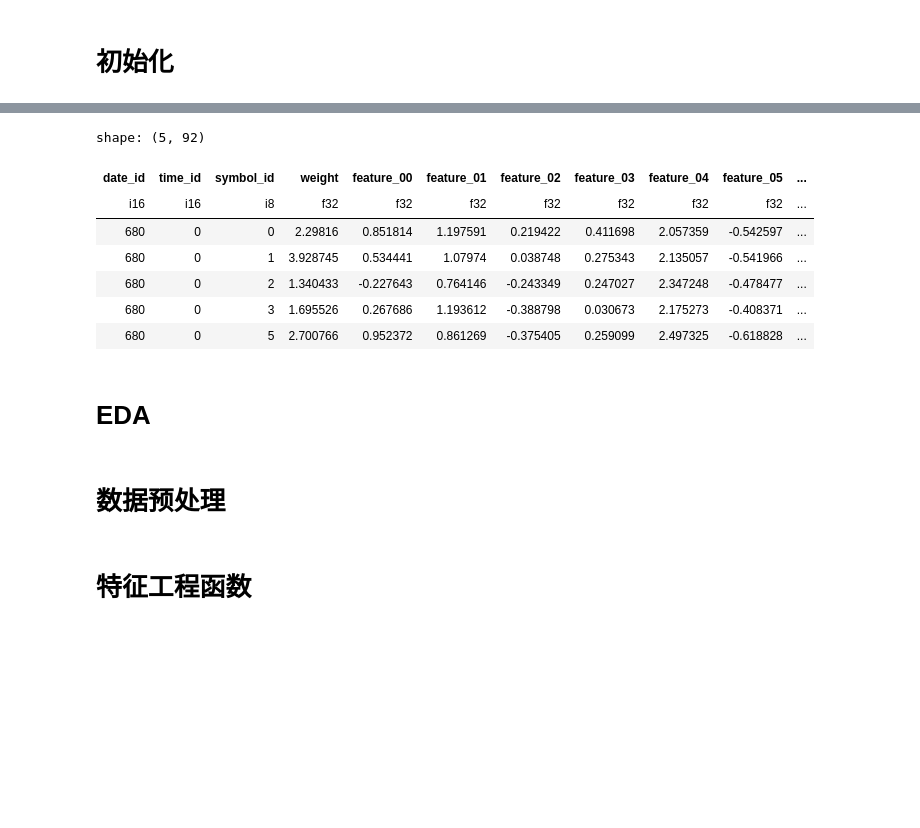
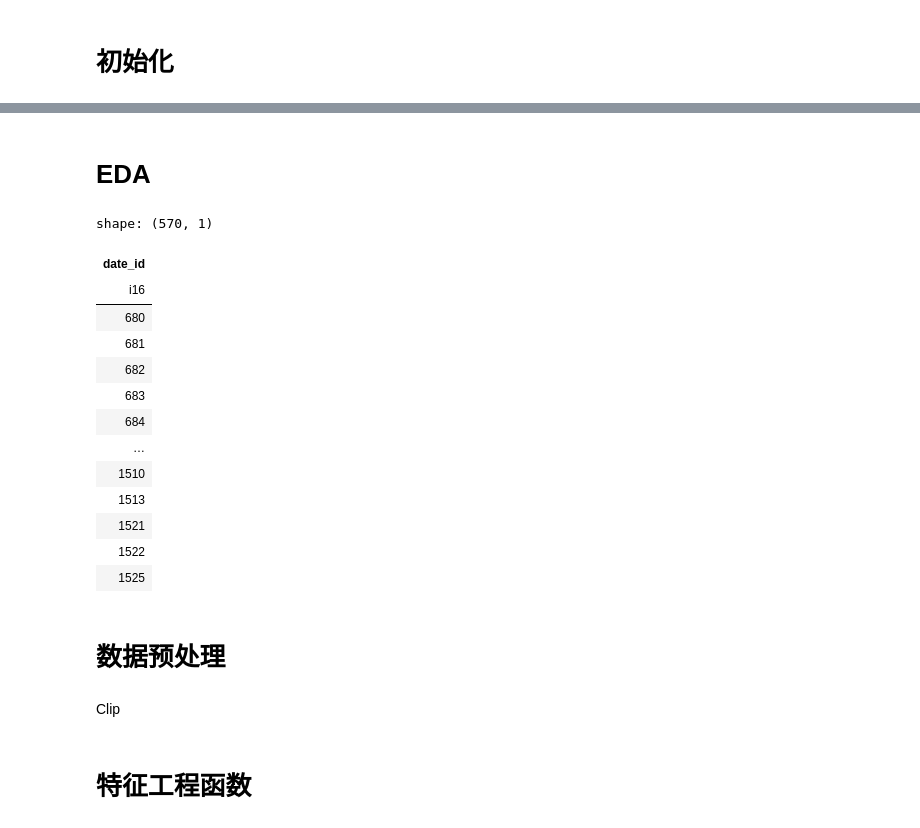
Before and after one commit to Jackson00Han/Jane-Street-Time-Series-Forecasting, a Jupyter notebook: main.ipynb, the cells around one changed output, grey strips where cells are left out. Cells and saved outputs as stored; diff of their text form; code cells hidden in the pictures; blank space fills up the shorter version.

Commit message:
storage structure defined

```diff
--- a/main.ipynb
+++ b/main.ipynb
@@ -85,26 +67,5 @@ BASE_DIR = BLOB(cfg['paths']['clean'])
 # %%
-# 数据读取与快速EDA
-pattern = f"{BLOB(cfg['paths']['raw'])}/train.parquet/partition_id=*[4-8]/*.parquet"
-lf = pl.scan_parquet(
-    pattern,
-    storage_options={"account_name": ACC, "account_key": KEY},
-)
 
-
-test_pattern  = f"{BLOB(cfg['paths']['raw'])}/train.parquet/partition_id=*[8-9]/*.parquet" # 这里partition 8 仅用于测试部分的数据处理和历史特征工程
-
-test_data = pl.scan_parquet(
-    test_pattern,
-    storage_options={"account_name": ACC, "account_key": KEY},
-)
-
-lf.limit().collect()
+lb = pl.scan_parquet(P("az", cfg['paths']['raw']) + "/train.parquet/partition_id=*[4-8]/*.parquet", storage_options=storage_options)
+lt = pl.scan_parquet(P("az", cfg['paths']['raw']) + "/train.parquet/partition_id=*[8-9]/*.parquet", storage_options=storage_options)
+lt = lt.filter(pl.col('data_id') >= cfg['test_lo'])
-# %% [output]
-shape: (5, 92)
-| date_id | time_id | symbol_id | weight | feature_00 | feature_01 | feature_02 | feature_03 | feature_04 | feature_05 | ... |
-| i16 | i16 | i8 | f32 | f32 | f32 | f32 | f32 | f32 | f32 | ... |
-| 680 | 0 | 0 | 2.29816 | 0.851814 | 1.197591 | 0.219422 | 0.411698 | 2.057359 | -0.542597 | ... |
-| 680 | 0 | 1 | 3.928745 | 0.534441 | 1.07974 | 0.038748 | 0.275343 | 2.135057 | -0.541966 | ... |
-| 680 | 0 | 2 | 1.340433 | -0.227643 | 0.764146 | -0.243349 | 0.247027 | 2.347248 | -0.478477 | ... |
-| 680 | 0 | 3 | 1.695526 | 0.267686 | 1.193612 | -0.388798 | 0.030673 | 2.175273 | -0.408371 | ... |
-| 680 | 0 | 5 | 2.700766 | 0.952372 | 0.861269 | -0.375405 | 0.259099 | 2.497325 | -0.618828 | ... |
@@ -115,21 +73,36 @@ lf_test = test_data.filter(pl.col("date_id") >= TEST_DATA_START_DATE_ID)
 # EDA
 # %%
 # EDA：每个交易日的symbol覆盖情况,是否覆盖全程
-lf_s_d = lf.select(['date_id', 'symbol_id'])
+lf_s_d = lb.select(['date_id', 'symbol_id'])
 
 per_date = (
     lf_s_d.group_by("date_id")
       .agg(pl.col("symbol_id").n_unique().alias("n_symbols"))
       .sort("date_id")
 )
 
 max_n = per_date.select(pl.max("n_symbols")).collect().item()
 summary = per_date.with_columns([
     pl.lit(max_n).alias("max_n"),
     (pl.col("n_symbols") == max_n).alias("is_full_universe")
 ])
 
 dates_missing = summary.filter(pl.col("is_full_universe") == False).select("date_id")
 # summary.collect(); dates_missing.collect()
 
 dates_missing.collect()
+# %% [output]
+shape: (570, 1)
+| date_id |
+| i16 |
+| 680 |
+| 681 |
+| 682 |
+| 683 |
+| 684 |
+| … |
+| 1510 |
+| 1513 |
+| 1521 |
+| 1522 |
+| 1525 |
@@ -136,3 +113,5 @@ dates_missing.collect()
 # %% [markdown]
 # 数据预处理
+# %% [markdown]
+Clip
 # %%
```
Also changed, not shown: parts of 29 cells of this notebook, 3 other files.
